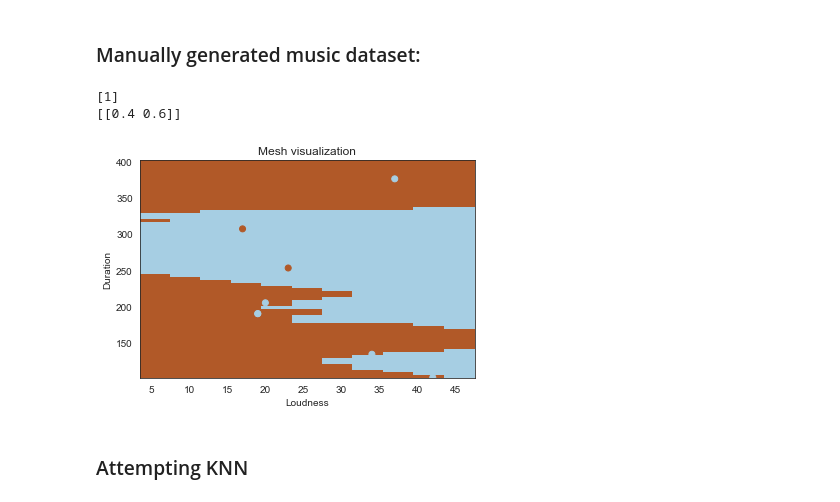
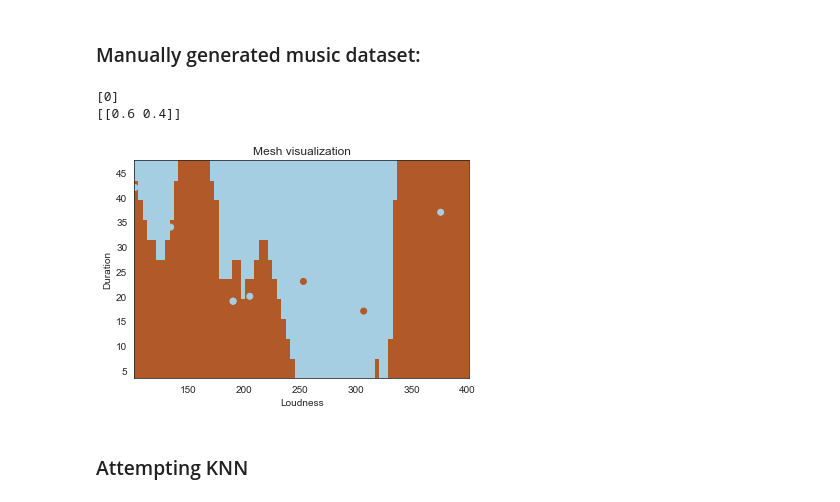
Before and after one commit to MitchellEwing/Drills, a Jupyter notebook: bootcamp/unit3/similarityModels/nearestNeighborAlgorithm.ipynb, the cells around one changed output. Cells and saved outputs as stored; diff of their text form; code cells hidden in the pictures.

```diff
--- a/bootcamp/unit3/similarityModels/nearestNeighborAlgorithm.ipynb
+++ b/bootcamp/unit3/similarityModels/nearestNeighborAlgorithm.ipynb
@@ -157,7 +157,7 @@ neighbors.fit(X,Y)
 neighbors.predict([[24, 190]])
 
 neighbors = KNeighborsClassifier(n_neighbors=5)
-X = music[['loudness', 'duration']]
+X = music[['duration', 'loudness']]
 Y = music.jazz
 neighbors.fit(X,Y)
 
@@ -172,36 +172,36 @@ Y = np.array(Y)
 h = 4.0
 
 # Plot the decision boundary. We assign a color to each point in the mesh.
 x_min = X[:, 0].min() - .5
 x_max = X[:, 0].max() + .5
 y_min = X[:, 1].min() - .5
 y_max = X[:, 1].max() + .5
 xx, yy = np.meshgrid(
     np.arange(x_min, x_max, h),
     np.arange(y_min, y_max, h)
 )
 Z = neighbors.predict(np.c_[xx.ravel(), yy.ravel()])
 
 # Put the result into a color plot.
 Z = Z.reshape(xx.shape)
 plt.figure(1, figsize=(6, 4))
 plt.set_cmap(plt.cm.Paired)
 plt.pcolormesh(xx, yy, Z)
 
 # Add the training points to the plot.
 plt.scatter(X[:, 0], X[:, 1], c=Y)
 plt.xlabel('Loudness')
 plt.ylabel('Duration')
 plt.title('Mesh visualization')
 
 plt.xlim(xx.min(), xx.max())
 plt.ylim(yy.min(), yy.max())
 
 plt.show()
 # %% [output]
-[1]
-[[0.4 0.6]]
+[0]
+[[0.6 0.4]]
-[figure, old version]
+[figure, new version]
 # %% [markdown]
 ### Attempting KNN
 # %%
```
Also changed, not shown: parts of 6 cells of this notebook.
